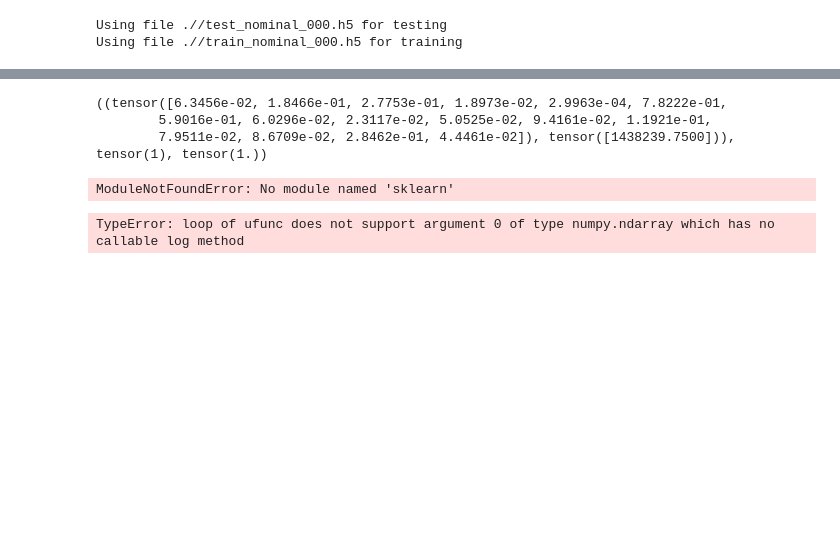
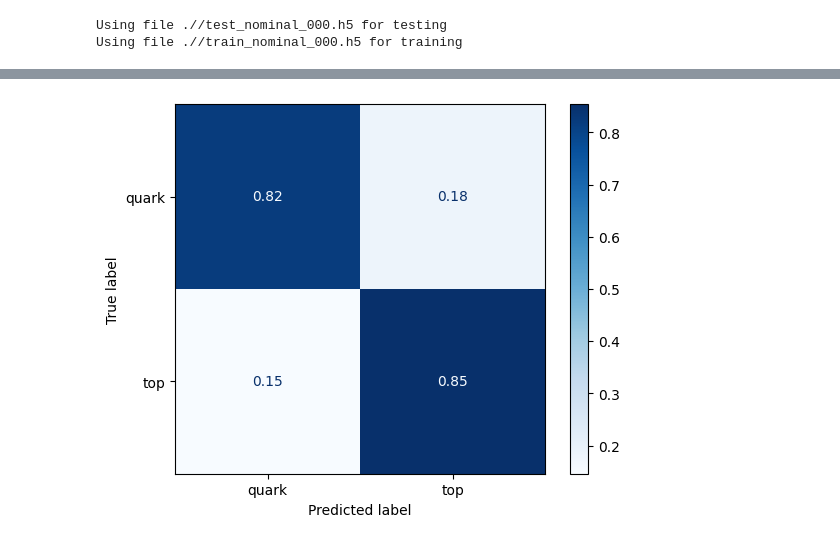
Before and after one commit to RobertLes/cometa-ML-tutorial, a Jupyter notebook: eval.ipynb, the cells around one changed output, grey strips where cells are left out. Saved outputs shown, nothing was run; the diff lists cells and outputs as text; code cells hidden in the pictures; blank space fills up the shorter version.

Commit message:
Add scikit-learn to dependency and add more plots to eval notebook

```diff
--- a/eval.ipynb
+++ b/eval.ipynb
@@ -151,23 +159,19 @@ print(model)
-# %%
-print(train_dataloader.dataset[0])
-# %% [output]
-((tensor([6.3456e-02, 1.8466e-01, 2.7753e-01, 1.8973e-02, 2.9963e-04, 7.8222e-01,
-        5.9016e-01, 6.0296e-02, 2.3117e-02, 5.0525e-02, 9.4161e-02, 1.1921e-01,
-        7.9511e-02, 8.6709e-02, 2.8462e-01, 4.4461e-02]), tensor([1438239.7500])), tensor(1), tensor(1.))
 # %%
 #Load information into numpy arrays
-ys=[]
-preds_raw=[]
-weights=[]
-pts=[]
-with torch.no_grad():
-    for (X, pt), y, w in test_dataloader:
-        #Get prediction
-        pred=model(X)
-        pred=torch.sigmoid(pred)
+def load_score(dataloader):
+    ys=np.array([])
+    preds_raw=np.empty((0,2))
+    weights=np.array([])
+    pts=np.array([])
+    with torch.no_grad():
+        for (X, pt), y, w in dataloader:
+            #Get prediction
+            pred=model(X)
+            pred=torch.sigmoid(pred)
 
-        #append info
-        preds_raw.append(pred.numpy())
-        ys.append(y.numpy())
-        pts.append(pt.numpy())
-        weights.append(w.numpy())
+            #append info
+            preds_raw=np.concatenate([preds_raw,pred.numpy()])
+            ys=np.concatenate([ys,y.numpy().flatten()])
+            pts=np.concatenate([pts,pt.numpy().flatten()])
+            weights=np.concatenate([weights,pt.numpy().flatten()])
+    return preds_raw,ys,weights,pts
@@ -181,14 +178,14 @@ weights=np.array(weights).flatten()
+# %%
+preds_raw,ys,weights,pts=load_score(train_dataloader)
 # %%
 #make confusion matrix
-confusion=metrics.confusion_matrix(ys, np.argmax(preds_raw,axis=1))
-print(confusion)
+disp=metrics.ConfusionMatrixDisplay.from_predictions(ys, np.argmax(preds_raw,axis=1),normalize="true",cmap="Blues",display_labels=["quark","top"])
+plt.savefig("confusion.pdf")
 # %% [output]
-ModuleNotFoundError: No module named 'sklearn'
+[figure, added]
 # %%
 #Decision rule
 preds=np.log(preds_raw[:,0])/np.log(preds_raw[:,1])
-# %% [output]
-TypeError: loop of ufunc does not support argument 0 of type numpy.ndarray which has no callable log method
 # %%
 #make ROC curve
 fpr, tpr, thresholds = metrics.roc_curve(ys, preds, sample_weight=weights)
```
Also changed, not shown: parts of 13 cells of this notebook, 2 other files.
